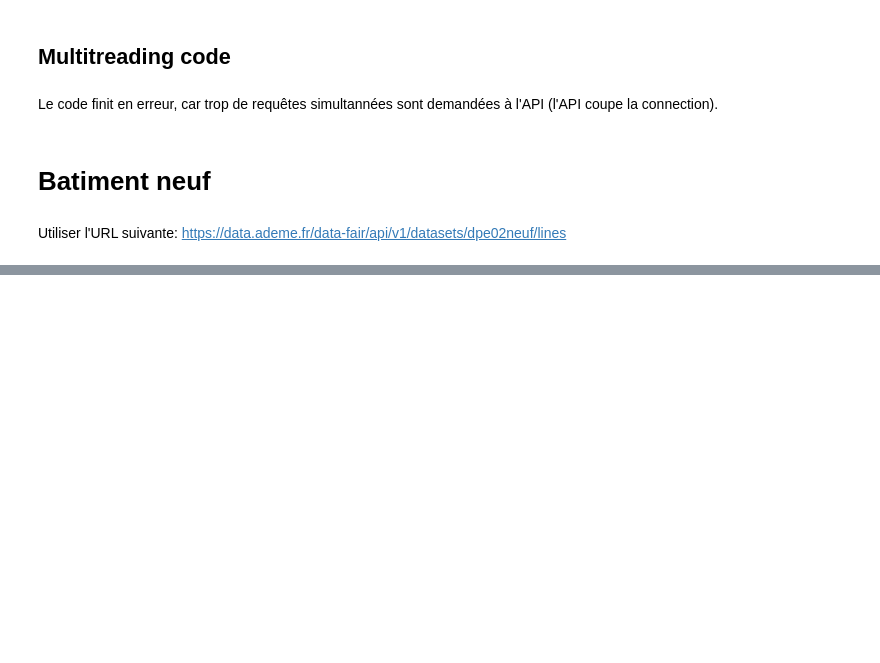
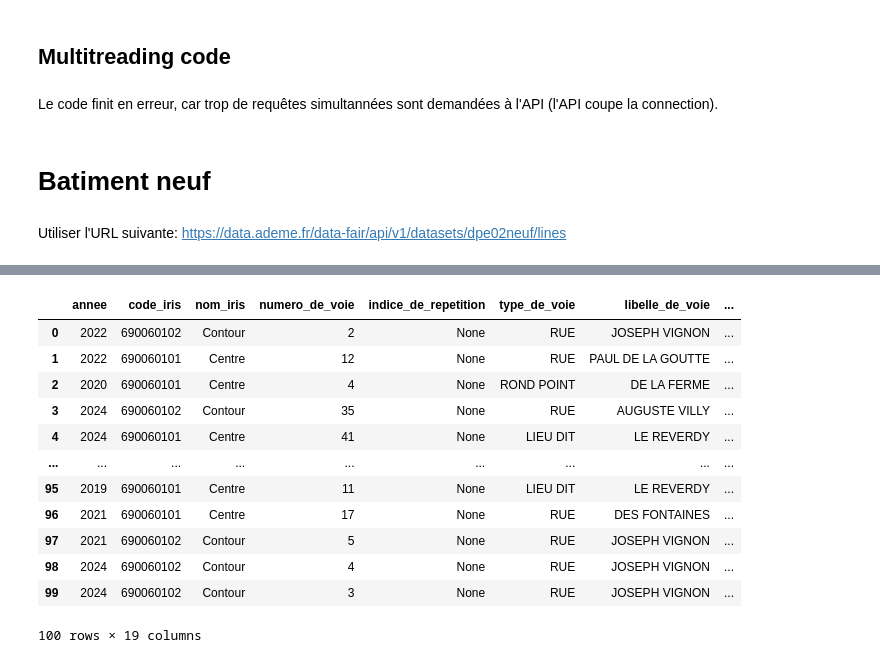
Before and after one commit to 4xel-C/SISE_TDs, a Jupyter notebook: Python - Machine Learning/sessio_1 python API/2_Utiliser une API.ipynb, the cells around one changed output, grey strips where cells are left out. Drawn from its saved outputs; the diff is of its cells as text; code cells hidden in the pictures; blank space fills up the shorter version.

```diff
--- a/Python - Machine Learning/sessio_1 python API/2_Utiliser une API.ipynb
+++ b/Python - Machine Learning/sessio_1 python API/2_Utiliser une API.ipynb
@@ -187,0 +289,34 @@ KeyboardInterrupt:
+# %%
+base_url="https://data.enedis.fr/api/explore/v2.1/"
+dataset= "consommation-annuelle-residentielle-par-adresse"
+url=base_url + f"catalog/datasets/{dataset}/records"
+# %%
+# Test de requete
+response = requests.get(
+    url=url,
+    params={
+        "limit": 100,
+        "where": f'code_commune=69006 and nom_commune like "Amplepuis"'
+    }
+    )
+
+if response.status_code == 200:
+    content = response.json()
+else:
+    print(response)
+# %%
+pd.DataFrame(content["results"])
+# %% [output]
+|  | annee | code_iris | nom_iris | numero_de_voie | indice_de_repetition | type_de_voie | libelle_de_voie | ... |
+| 0 | 2022 | 690060102 | Contour | 2 | None | RUE | JOSEPH VIGNON | ... |
+| 1 | 2022 | 690060101 | Centre | 12 | None | RUE | PAUL DE LA GOUTTE | ... |
+| 2 | 2020 | 690060101 | Centre | 4 | None | ROND POINT | DE LA FERME | ... |
+| 3 | 2024 | 690060102 | Contour | 35 | None | RUE | AUGUSTE VILLY | ... |
+| 4 | 2024 | 690060101 | Centre | 41 | None | LIEU DIT | LE REVERDY | ... |
+| ... | ... | ... | ... | ... | ... | ... | ... | ... |
+| 95 | 2019 | 690060101 | Centre | 11 | None | LIEU DIT | LE REVERDY | ... |
+| 96 | 2021 | 690060101 | Centre | 17 | None | RUE | DES FONTAINES | ... |
+| 97 | 2021 | 690060102 | Contour | 5 | None | RUE | JOSEPH VIGNON | ... |
+| 98 | 2024 | 690060102 | Contour | 4 | None | RUE | JOSEPH VIGNON | ... |
+| 99 | 2024 | 690060102 | Contour | 3 | None | RUE | JOSEPH VIGNON | ... |
+100 rows × 19 columns
```
Also changed, not shown: parts of 13 cells of this notebook.
